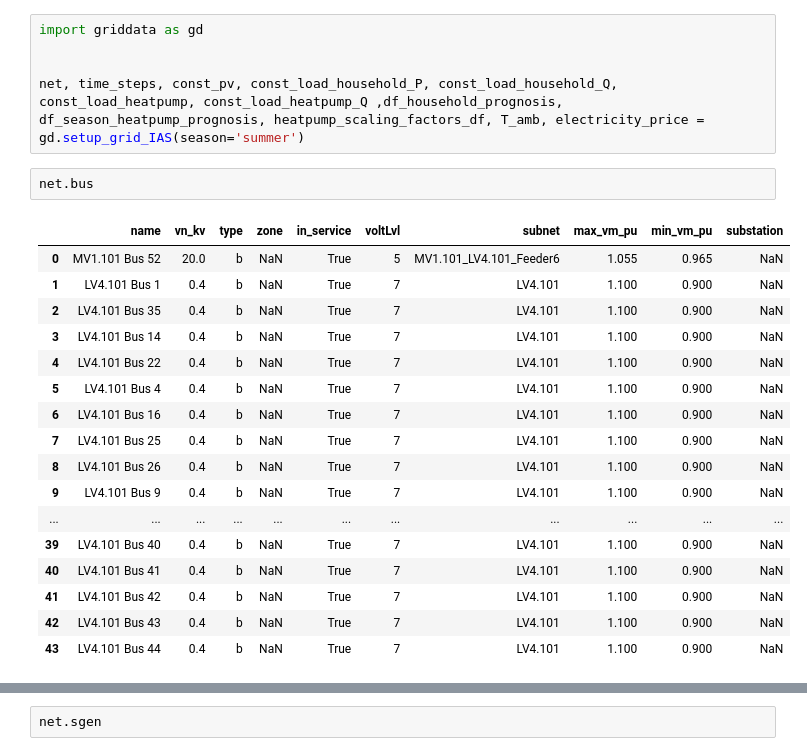
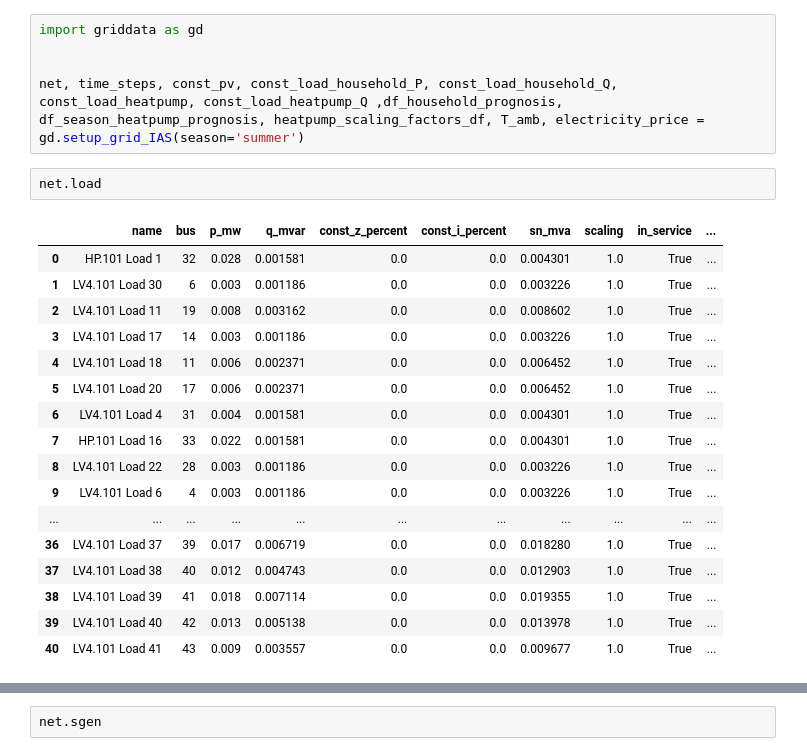
Before and after one commit to marwan2626/PowerTech25, a Jupyter notebook: debug.ipynb, the cells around one changed output, grey strips where cells are left out. Drawn from its saved outputs; the diff is of its cells as text.

```diff
--- a/debug.ipynb
+++ b/debug.ipynb
@@ -4,22 +4,22 @@ import griddata as gd
 
 net, time_steps, const_pv, const_load_household_P, const_load_household_Q, const_load_heatpump, const_load_heatpump_Q ,df_household_prognosis, df_season_heatpump_prognosis, heatpump_scaling_factors_df, T_amb, electricity_price = gd.setup_grid_IAS(season='summer')
 # %%
-net.bus
+net.load
 # %% [output]
-|  | name | vn_kv | type | zone | in_service | voltLvl | subnet | max_vm_pu | min_vm_pu | substation |
-| 0 | MV1.101 Bus 52 | 20.0 | b | NaN | True | 5 | MV1.101_LV4.101_Feeder6 | 1.055 | 0.965 | NaN |
-| 1 | LV4.101 Bus 1 | 0.4 | b | NaN | True | 7 | LV4.101 | 1.100 | 0.900 | NaN |
-| 2 | LV4.101 Bus 35 | 0.4 | b | NaN | True | 7 | LV4.101 | 1.100 | 0.900 | NaN |
-| 3 | LV4.101 Bus 14 | 0.4 | b | NaN | True | 7 | LV4.101 | 1.100 | 0.900 | NaN |
-| 4 | LV4.101 Bus 22 | 0.4 | b | NaN | True | 7 | LV4.101 | 1.100 | 0.900 | NaN |
-| 5 | LV4.101 Bus 4 | 0.4 | b | NaN | True | 7 | LV4.101 | 1.100 | 0.900 | NaN |
-| 6 | LV4.101 Bus 16 | 0.4 | b | NaN | True | 7 | LV4.101 | 1.100 | 0.900 | NaN |
-| 7 | LV4.101 Bus 25 | 0.4 | b | NaN | True | 7 | LV4.101 | 1.100 | 0.900 | NaN |
-| 8 | LV4.101 Bus 26 | 0.4 | b | NaN | True | 7 | LV4.101 | 1.100 | 0.900 | NaN |
-| 9 | LV4.101 Bus 9 | 0.4 | b | NaN | True | 7 | LV4.101 | 1.100 | 0.900 | NaN |
+|  | name | bus | p_mw | q_mvar | const_z_percent | const_i_percent | sn_mva | scaling | in_service | ... |
+| 0 | HP.101 Load 1 | 32 | 0.028 | 0.001581 | 0.0 | 0.0 | 0.004301 | 1.0 | True | ... |
+| 1 | LV4.101 Load 30 | 6 | 0.003 | 0.001186 | 0.0 | 0.0 | 0.003226 | 1.0 | True | ... |
+| 2 | LV4.101 Load 11 | 19 | 0.008 | 0.003162 | 0.0 | 0.0 | 0.008602 | 1.0 | True | ... |
+| 3 | LV4.101 Load 17 | 14 | 0.003 | 0.001186 | 0.0 | 0.0 | 0.003226 | 1.0 | True | ... |
+| 4 | LV4.101 Load 18 | 11 | 0.006 | 0.002371 | 0.0 | 0.0 | 0.006452 | 1.0 | True | ... |
+| 5 | LV4.101 Load 20 | 17 | 0.006 | 0.002371 | 0.0 | 0.0 | 0.006452 | 1.0 | True | ... |
+| 6 | LV4.101 Load 4 | 31 | 0.004 | 0.001581 | 0.0 | 0.0 | 0.004301 | 1.0 | True | ... |
+| 7 | HP.101 Load 16 | 33 | 0.022 | 0.001581 | 0.0 | 0.0 | 0.004301 | 1.0 | True | ... |
+| 8 | LV4.101 Load 22 | 28 | 0.003 | 0.001186 | 0.0 | 0.0 | 0.003226 | 1.0 | True | ... |
+| 9 | LV4.101 Load 6 | 4 | 0.003 | 0.001186 | 0.0 | 0.0 | 0.003226 | 1.0 | True | ... |
 | ... | ... | ... | ... | ... | ... | ... | ... | ... | ... | ... |
-| 39 | LV4.101 Bus 40 | 0.4 | b | NaN | True | 7 | LV4.101 | 1.100 | 0.900 | NaN |
-| 40 | LV4.101 Bus 41 | 0.4 | b | NaN | True | 7 | LV4.101 | 1.100 | 0.900 | NaN |
-| 41 | LV4.101 Bus 42 | 0.4 | b | NaN | True | 7 | LV4.101 | 1.100 | 0.900 | NaN |
-| 42 | LV4.101 Bus 43 | 0.4 | b | NaN | True | 7 | LV4.101 | 1.100 | 0.900 | NaN |
-| 43 | LV4.101 Bus 44 | 0.4 | b | NaN | True | 7 | LV4.101 | 1.100 | 0.900 | NaN |
+| 36 | LV4.101 Load 37 | 39 | 0.017 | 0.006719 | 0.0 | 0.0 | 0.018280 | 1.0 | True | ... |
+| 37 | LV4.101 Load 38 | 40 | 0.012 | 0.004743 | 0.0 | 0.0 | 0.012903 | 1.0 | True | ... |
+| 38 | LV4.101 Load 39 | 41 | 0.018 | 0.007114 | 0.0 | 0.0 | 0.019355 | 1.0 | True | ... |
+| 39 | LV4.101 Load 40 | 42 | 0.013 | 0.005138 | 0.0 | 0.0 | 0.013978 | 1.0 | True | ... |
+| 40 | LV4.101 Load 41 | 43 | 0.009 | 0.003557 | 0.0 | 0.0 | 0.009677 | 1.0 | True | ... |
```
Also changed, not shown: parts of 2 cells of this notebook, 13 other files.
